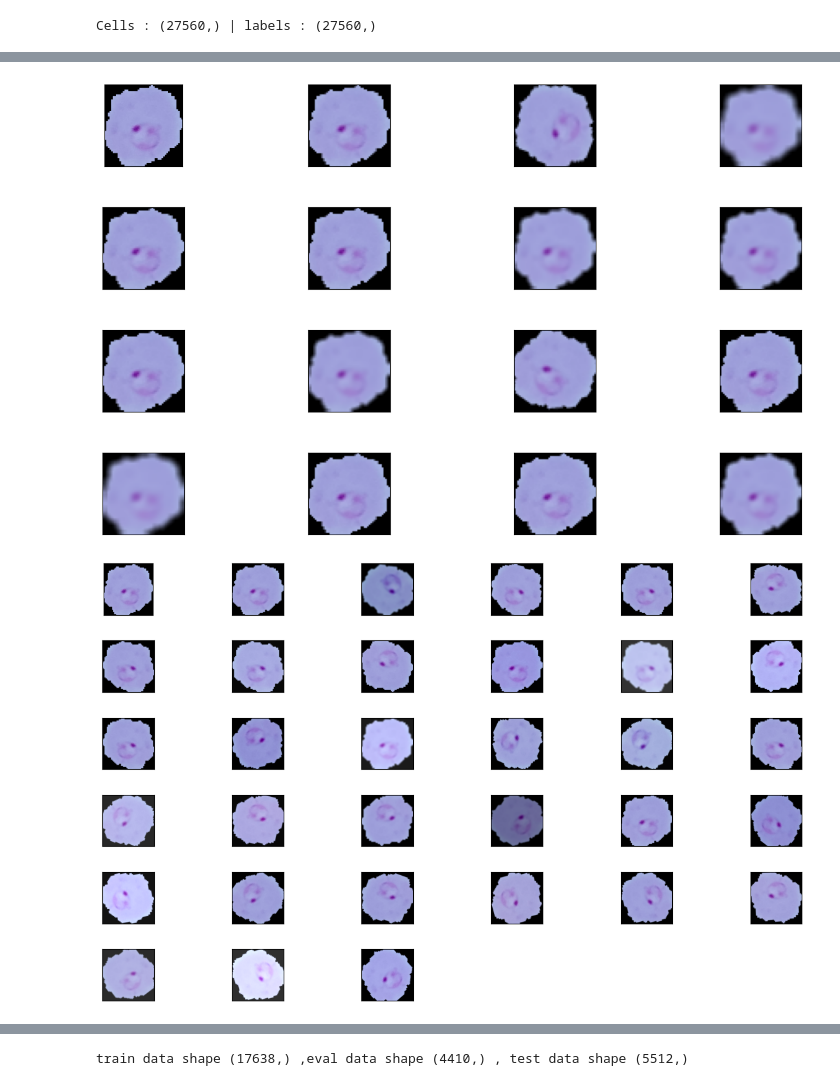
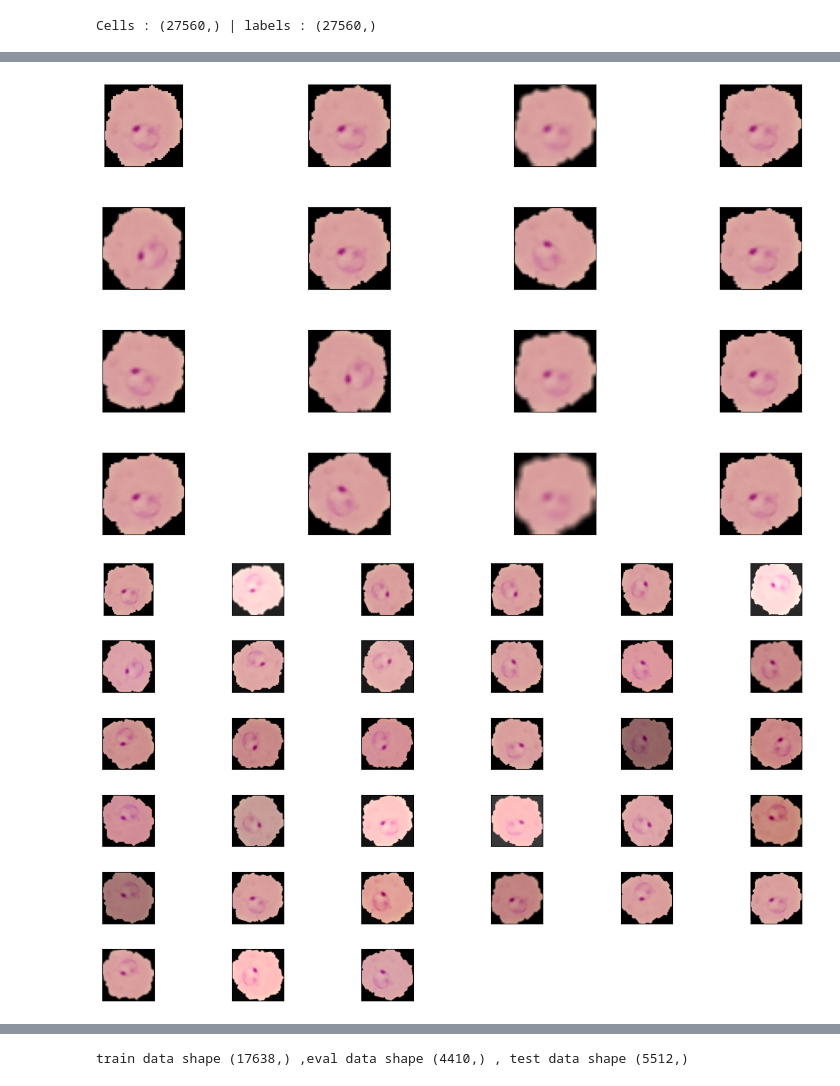
Before and after one commit to Bryven7/PROJ-H419, a Jupyter notebook: detecting-malaria-cnn.ipynb, the cells around one changed output, grey strips where cells are left out. Saved outputs shown, nothing was run; the diff lists cells and outputs as text; code cells hidden in the pictures.

```diff
--- a/detecting-malaria-cnn.ipynb
+++ b/detecting-malaria-cnn.ipynb
@@ -119,6 +129,7 @@ for i in range(49):
     plt.subplot(7 , 7 , n)
     plt.subplots_adjust(hspace = 0.5 , wspace = 0.5)
     img =cv2.imread(cells_path[r[0]])
+    img = img[:, :, ::-1]
     plt.imshow(img)
     plt.title('{} : {}'.format('Infected' if labels[r[0]] == 1 else 'Unifected' ,
                                labels[r[0]]) )
@@ -164,34 +175,34 @@ improved_Augmentation = A.Compose([
     A.Normalize(mean=(0,0,0), std=(1,1,1), max_pixel_value=255.0),
 ])
 # %%
-im1 = cv2.imread(cells_path[0])
+im1 = cv2.imread(cells_path[0])[:, :, ::-1]
 images_list = [im1]
 im1 = np.array(im1)
 
 for i in range(15):
-    augmentations = initial_Augmentation(image=im1)
-    augmented_image = augmentations['image']
+    augmentation = initial_Augmentation(image=im1)
+    augmented_image = augmentation['image']
     images_list.append(augmented_image)
 
 plt.figure(1 , figsize = (15 , 9))
 n = 0
 for i in range(16):
     n += 1
     plt.subplot(4 , 4 , n)
     plt.subplots_adjust(hspace = 0.5 , wspace = 0.5)
     plt.imshow(images_list[i])
     plt.xticks([]) , plt.yticks([])
 plt.show()
 # %% [output]
-[figure, old version]
+[figure, new version]
 # %%
-im1 = cv2.imread(cells_path[0])
+im1 = cv2.imread(cells_path[0])[:, :, ::-1]
 images_list = [im1]
 im1 = np.array(im1)
 
 for i in range(32):
-    augmentations = improved_Augmentation(image=im1)
-    augmented_image = augmentations['image']
+    augmentation = improved_Augmentation(image=im1)
+    augmented_image = augmentation['image']
     images_list.append(augmented_image)
 
 plt.figure(1 , figsize = (15 , 9))
@@ -204,7 +215,7 @@ for i in range(33):
     plt.xticks([]) , plt.yticks([])
 plt.show()
 # %% [output]
-[figure, old version]
+[figure, new version]
 # %%
 n = np.arange(cells_path.shape[0])
 np.random.shuffle(n)
```
Also changed, not shown: parts of 7 cells of this notebook.
